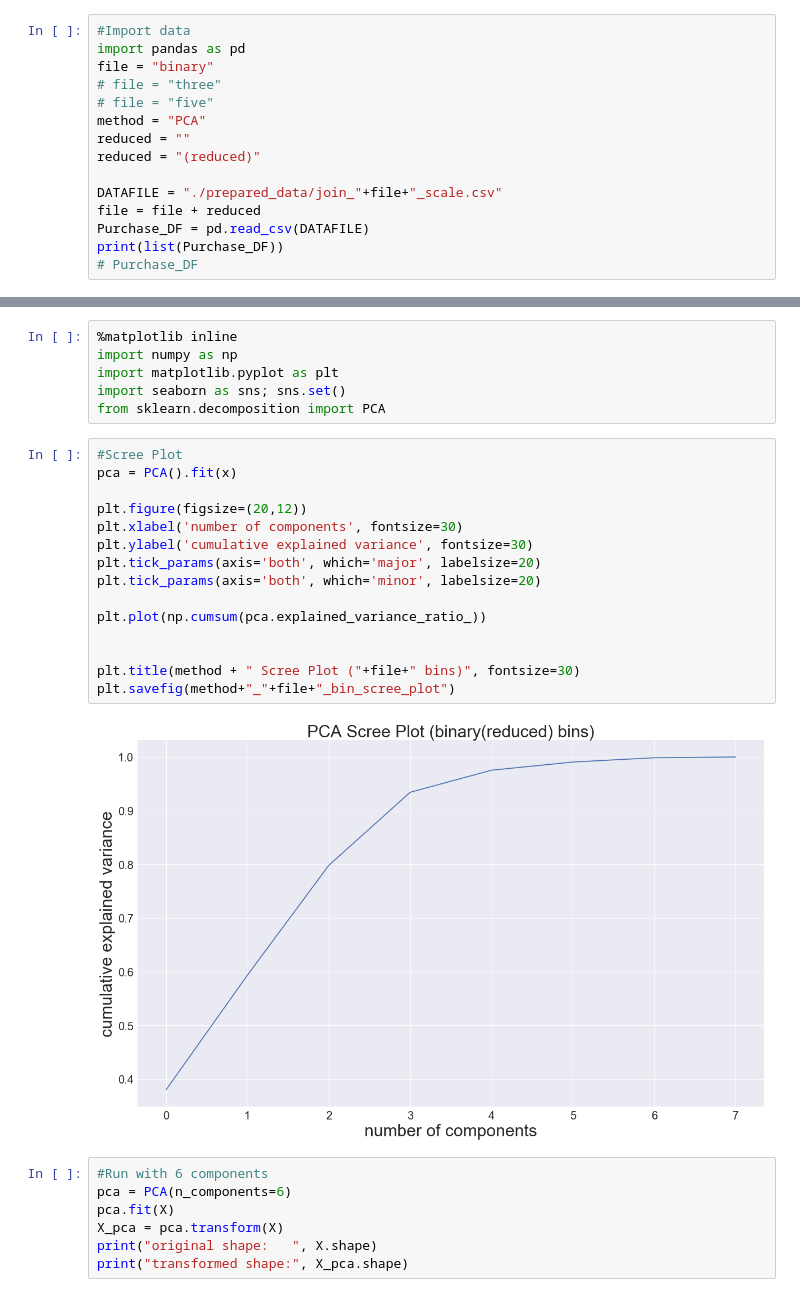
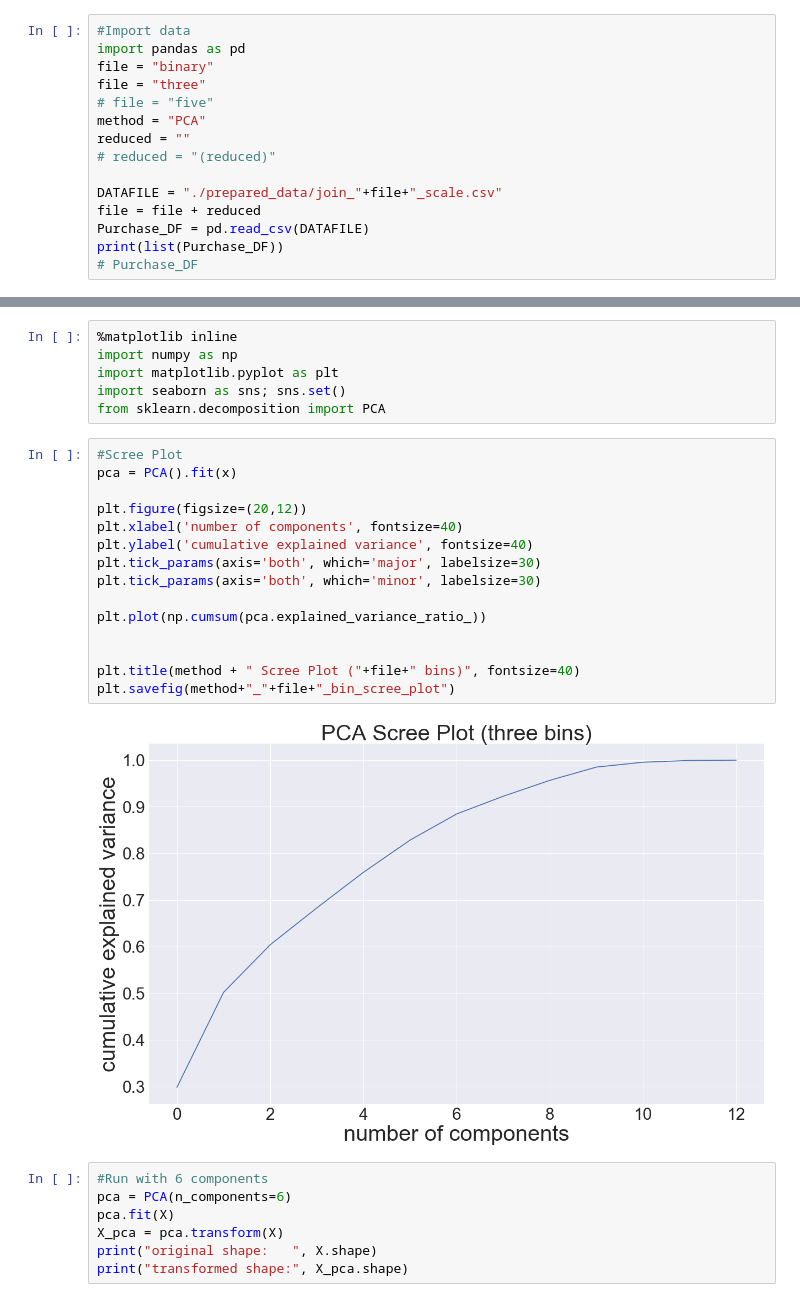
Before and after one commit to gnaven/Harris_Risk_Analysis, a Jupyter notebook: Harris Data/new_data/PLOT_PCA.ipynb, the cells around one changed output, grey strips where cells are left out. Cells and saved outputs as stored; diff of their text form.

```diff
--- a/Harris Data/new_data/PLOT_PCA.ipynb
+++ b/Harris Data/new_data/PLOT_PCA.ipynb
@@ -2,11 +2,11 @@
 #Import data
 import pandas as pd
 file = "binary"
-# file = "three"
+file = "three"
 # file = "five"
 method = "PCA"
 reduced = ""
-reduced = "(reduced)"
+# reduced = "(reduced)"
 
 DATAFILE = "./prepared_data/join_"+file+"_scale.csv"
 file = file + reduced
@@ -40,20 +38,20 @@ from sklearn.decomposition import PCA
 # %%
 #Scree Plot
 pca = PCA().fit(x)
 
 plt.figure(figsize=(20,12))
-plt.xlabel('number of components', fontsize=30)
-plt.ylabel('cumulative explained variance', fontsize=30)
-plt.tick_params(axis='both', which='major', labelsize=20)
-plt.tick_params(axis='both', which='minor', labelsize=20)
+plt.xlabel('number of components', fontsize=40)
+plt.ylabel('cumulative explained variance', fontsize=40)
+plt.tick_params(axis='both', which='major', labelsize=30)
+plt.tick_params(axis='both', which='minor', labelsize=30)
 
 plt.plot(np.cumsum(pca.explained_variance_ratio_))
 
 
-plt.title(method + " Scree Plot ("+file+" bins)", fontsize=30)
+plt.title(method + " Scree Plot ("+file+" bins)", fontsize=40)
 plt.savefig(method+"_"+file+"_bin_scree_plot")
 # %% [output]
-[figure, old version]
+[figure, new version]
 # %%
 #Run with 6 components
 pca = PCA(n_components=6)
```
Also changed, not shown: parts of 1 cell of this notebook, 54 other files.
